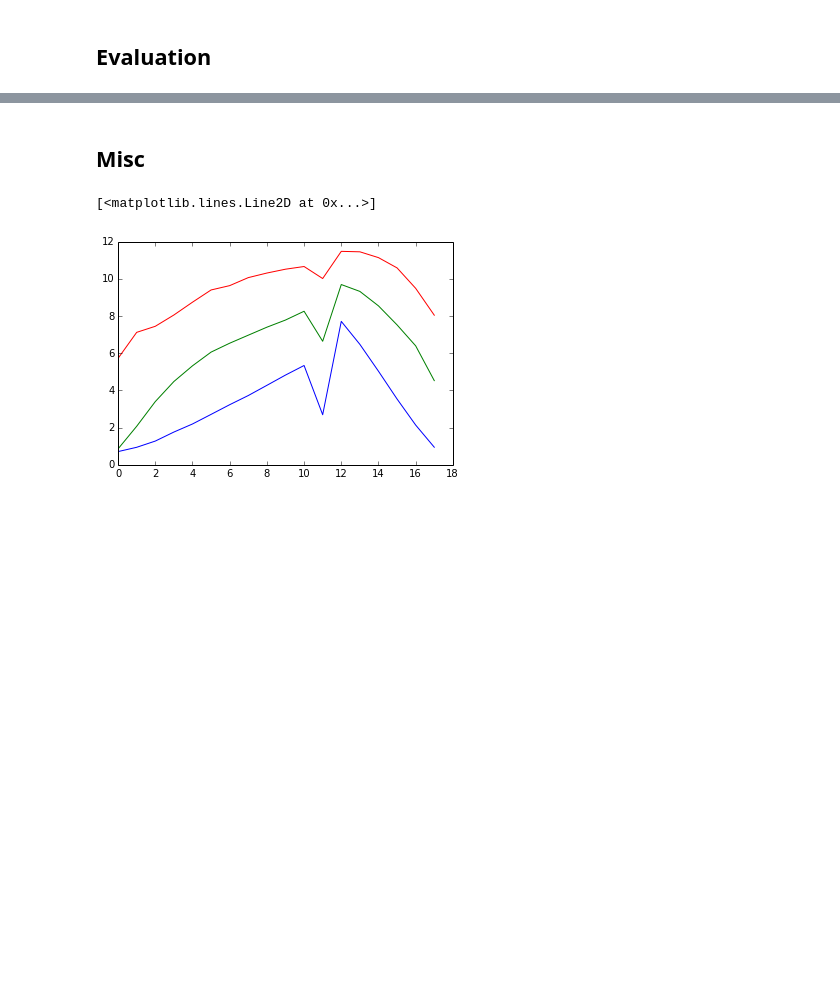
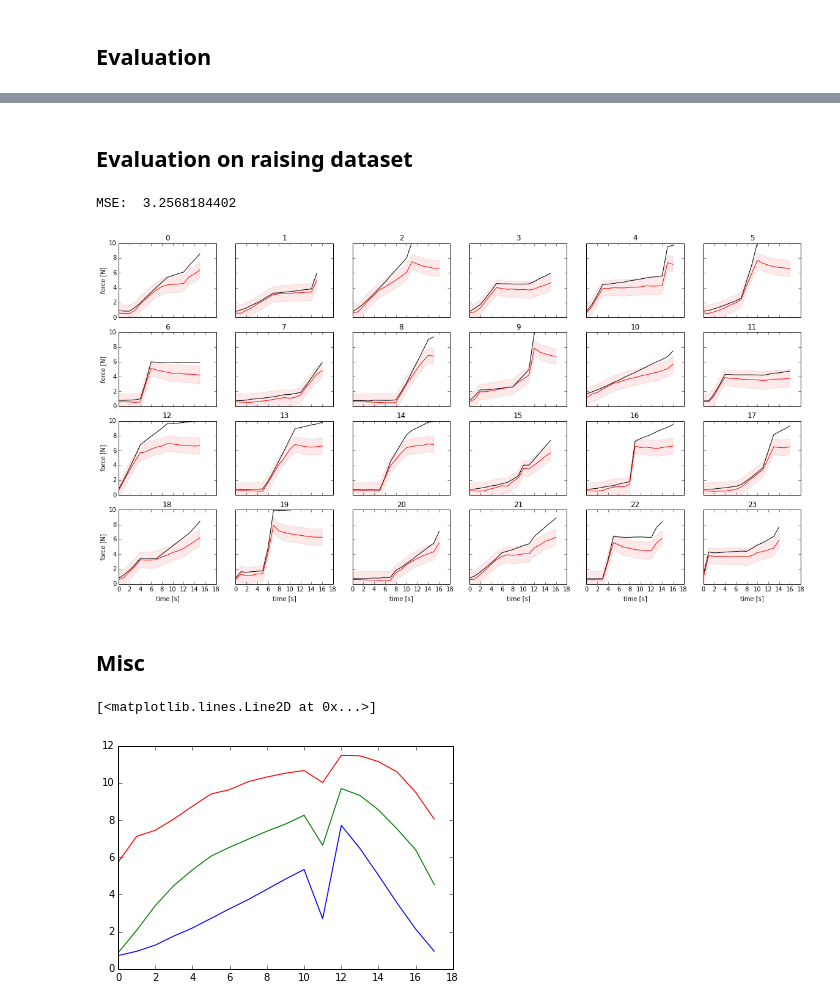
Before and after one commit to surban/ml, a Jupyter notebook: notebooks/Skin-Multifreq-GP.ipynb, the cells around one changed output, grey strips where cells are left out. Cells and saved outputs as stored; diff of their text form; code cells hidden in the pictures; blank space fills up the shorter version.

```diff
--- a/notebooks/Skin-Multifreq-GP.ipynb
+++ b/notebooks/Skin-Multifreq-GP.ipynb
@@ -83,3 +78,26 @@ MSE:  0.345323014948
+# %% [markdown]
+## Evaluation on raising dataset
+# %%
+prt = 'tst'
+n_plot_samples = 30
+
+force = ws_raising.force[prt]
+skin = ws_raising.skin[prt]
+valid = ws_raising.valid[prt]
+
+def gp_predict(skin):
+    force, force_conf, _, _ = gp.predict(skin.T, full_cov=False)
+    return force[:, 0], force_conf[:, 0]
+
+p_force, p_force_conf = ws_raising.predict_multicurve(gp_predict, force, skin, valid, what='force')
+print "MSE: ", multistep_error(p_force, force, valid, mean_err=True)
+
+ml.apps.skin.timeseries.max_force = 10
+plot_multicurve_time(force[:, 0:n_plot_samples], None, valid,
+                     force_predicted=p_force[:, 0:n_plot_samples], force_predicted_conf=p_force_conf[:, 0:n_plot_samples])
+# %% [output]
+MSE:  3.2568184402
+[figure, added]
 # %% [markdown]
 ## Misc
 # %%
```
Also changed, not shown: parts of 3 cells of this notebook, 5 other files.
